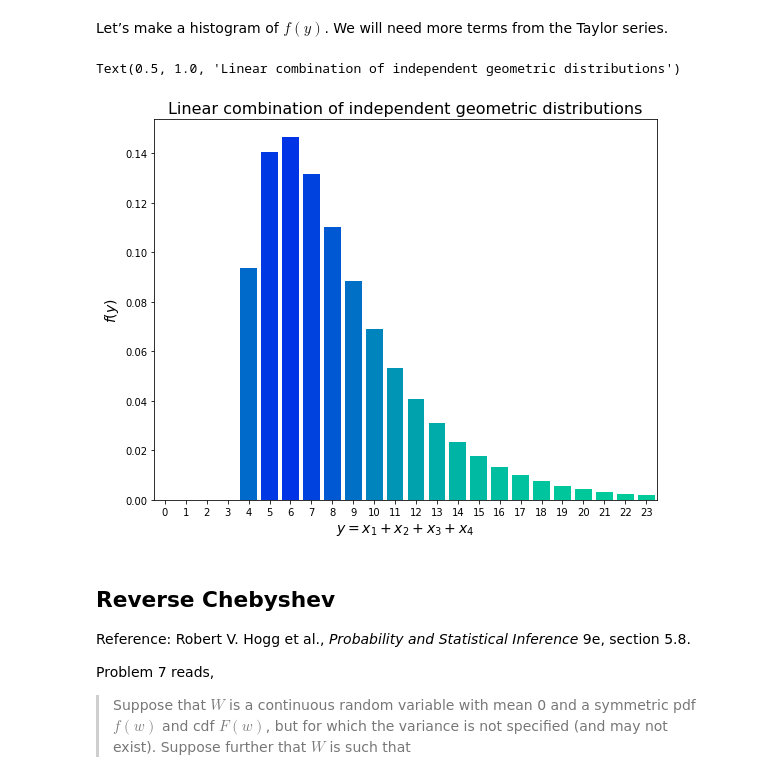
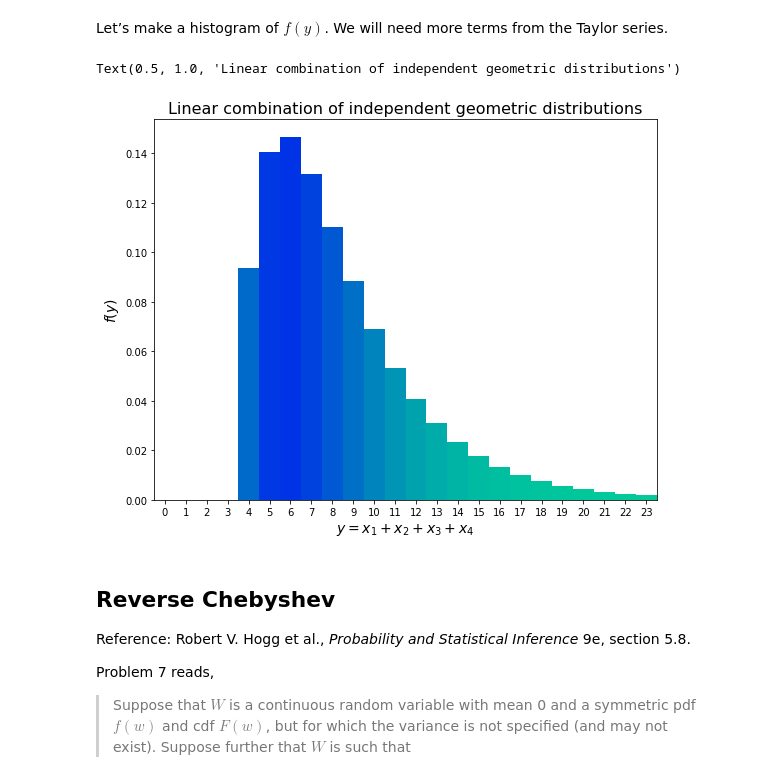
Before and after one commit to maxkapur/maxkapur.github.io, a Jupyter notebook: math/stats.ipynb, the cells around one changed output. Saved outputs shown, nothing was run; the diff lists cells and outputs as text; code cells hidden in the pictures.

Commit message:
making some graphs prettier, added Basu's theorem demo

```diff
--- a/math/stats.ipynb
+++ b/math/stats.ipynb
@@ -651,7 +651,7 @@ fig.subplots_adjust(hspace=0.3)
 fig.suptitle('Larger sample size increases symmetry', size=18, y=0.93)
 
 for i, dist in enumerate(distrs):
-    axs[i].bar(*dist.T, color=colors[i])
+    axs[i].bar(*dist.T, color=colors[i], width=1)
     axs[i].set_title(titles[i],size=14)
     axs[i].set_xticks(np.arange(0,17))
     axs[i].set_xticklabels(np.arange(0,17))
@@ -792,15 +792,15 @@ pmf = pmf[:r] # Only the first r values are accurate
 # %%
 plt.figure(figsize=(9,7))
 colors = cm.get_cmap("winter")(0.8- 0.6*(pmf[:,1] / pmf[:,1].max()).astype(float))
-plt.bar(*pmf.T,color=colors)
+plt.bar(*pmf.T,color=colors, width=1)
 plt.xlabel(r'$ y = x_1 + x_2 + x_3 + x_4$',size=14)
 plt.xticks(np.arange(r+4))
 plt.xlim(-0.5, r+3.5)
 plt.ylabel(r'$ f(y)$',size=14)
 plt.title('Linear combination of independent geometric distributions',size=16)
 # %% [output]
 Text(0.5, 1.0, 'Linear combination of independent geometric distributions')
-[figure, old version]
+[figure, new version]
 # %% [markdown]
 ## Reverse Chebyshev
 
```
Also changed, not shown: parts of 5 cells of this notebook, 2 other files.
